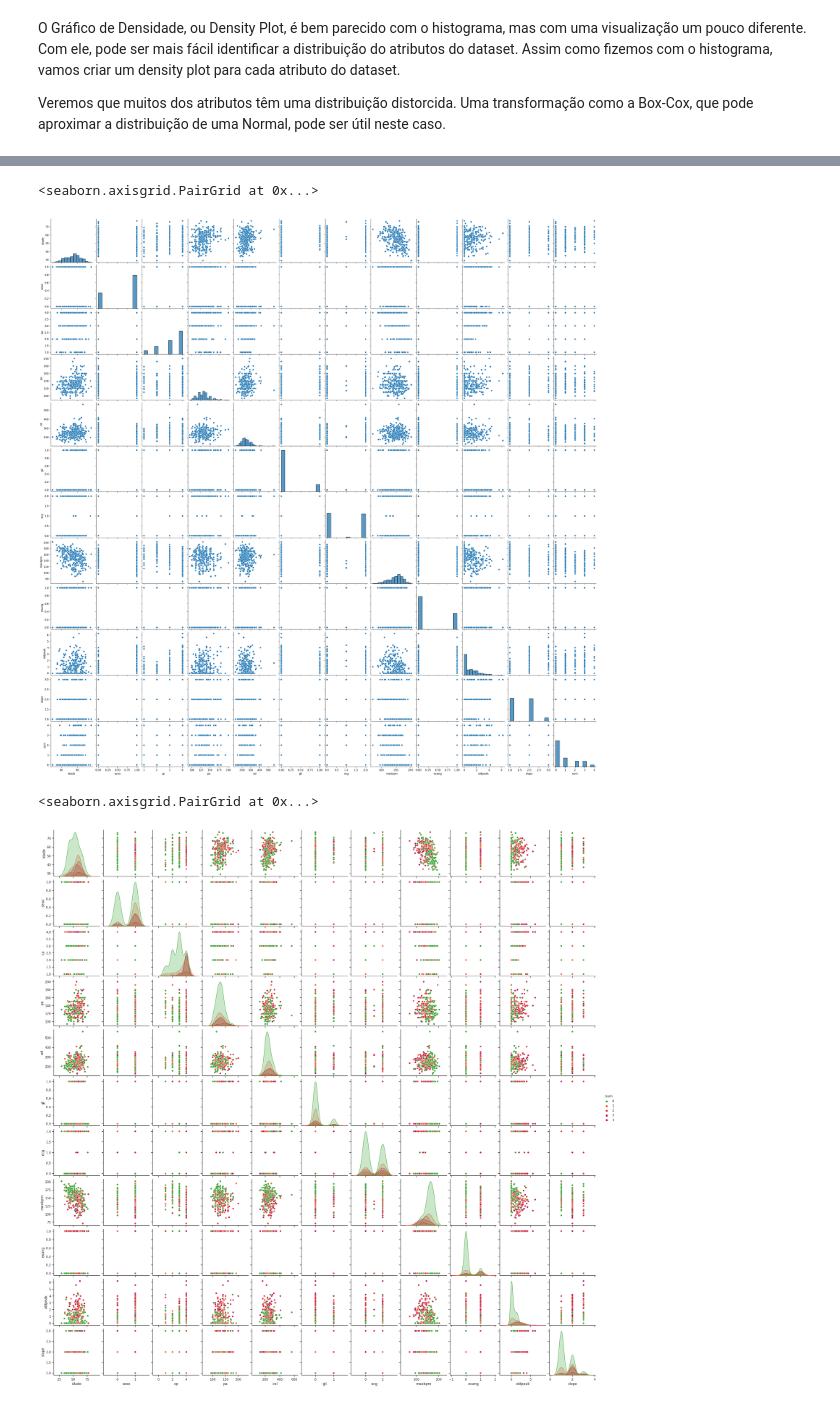
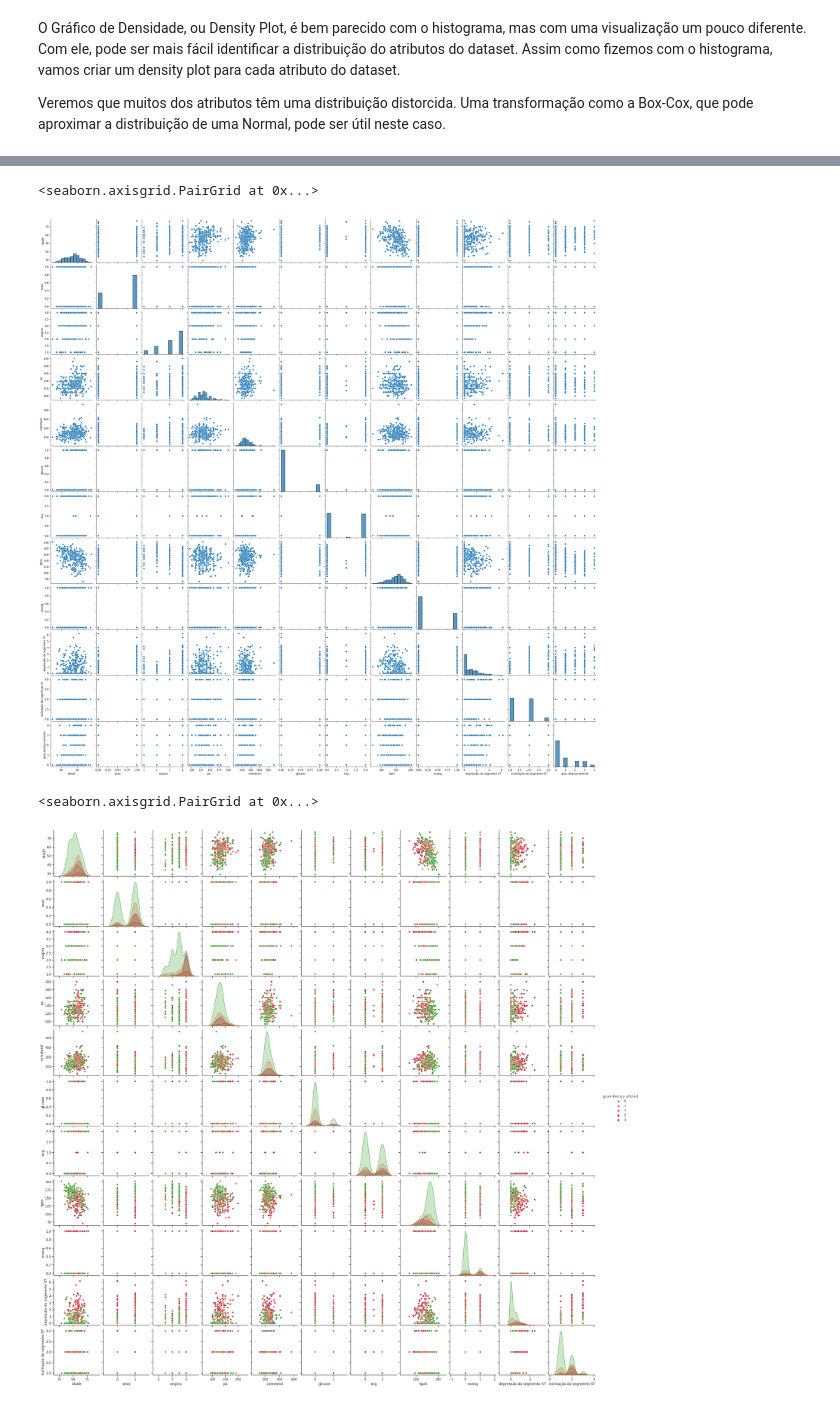
Before and after one commit to Z3Gu1/Notebooks, a Jupyter notebook: Coracao.ipynb, the cells around one changed output, grey strips where cells are left out. Saved outputs shown, nothing was run; the diff lists cells and outputs as text; code cells hidden in the pictures.

```diff
--- a/Coracao.ipynb
+++ b/Coracao.ipynb
@@ -73,7 +73,7 @@ Com o dataset carregado, iremos explorá-lo um pouco.
 # %%
 
 # Como o cabeçalho não está no arquivo, aqui preparamos os nomes das colunas para importar junto
-colunas = ['idade', 'sexo', 'cp', 'pa', 'col', 'gli', 'ecg', 'maxbpm', 'exang', 'oldpeak', 'slope', 'ca', 'thal', 'num']
+colunas = ['idade', 'sexo', 'angina', 'pa', 'colesterol', 'glicose', 'ecg', 'bpm', 'exang', 'depressão do segmento ST', 'inclinação do segmento ST', 'número de vasos', 'thalassemia', 'grau doença arterial']
 
 # carga do dataset através de um arquivo localizado no guithub
 filename = "https://raw.githubusercontent.com/Z3Gu1/Datasets/main/processed.cleveland.data.csv"
@@ -245,27 +245,27 @@ sns.heatmap(heart.corr(), annot=True, cmap='RdBu', linewidths=0.3, ax=ax, annot_
 sns.pairplot(heart)
 # %% [output]
 <seaborn.axisgrid.PairGrid at 0x...>
-[figure, old version]
+[figure, new version]
 # %%
 # Scatter Plot com Seaborn - Variação 2
 
 sns.set(style="ticks", color_codes=True)
 palette1_colors = sns.color_palette("Paired")
 palette2_colors = sns.color_palette("rocket", 8)
 
 color_0 = palette1_colors[3]
 color_1 = palette2_colors[5]
 color_2 = palette2_colors[4]
 color_3 = palette2_colors[3]
 color_4 = palette1_colors[5]
 
 #palette = sns.blend_palette([color_0, color_1, color_2, color_3, color_4])
 palette = [color_0, color_1, color_2, color_3, color_4]
 
-sns.pairplot(heart, hue="num", palette=palette)
+sns.pairplot(heart, hue="grau doença arterial", palette=palette)
 # %% [output]
 <seaborn.axisgrid.PairGrid at 0x...>
-[figure, old version]
+[figure, new version]
 # %%
 heart.isnull().sum()
 # %% [output]
```
Also changed, not shown: parts of 24 cells of this notebook.
